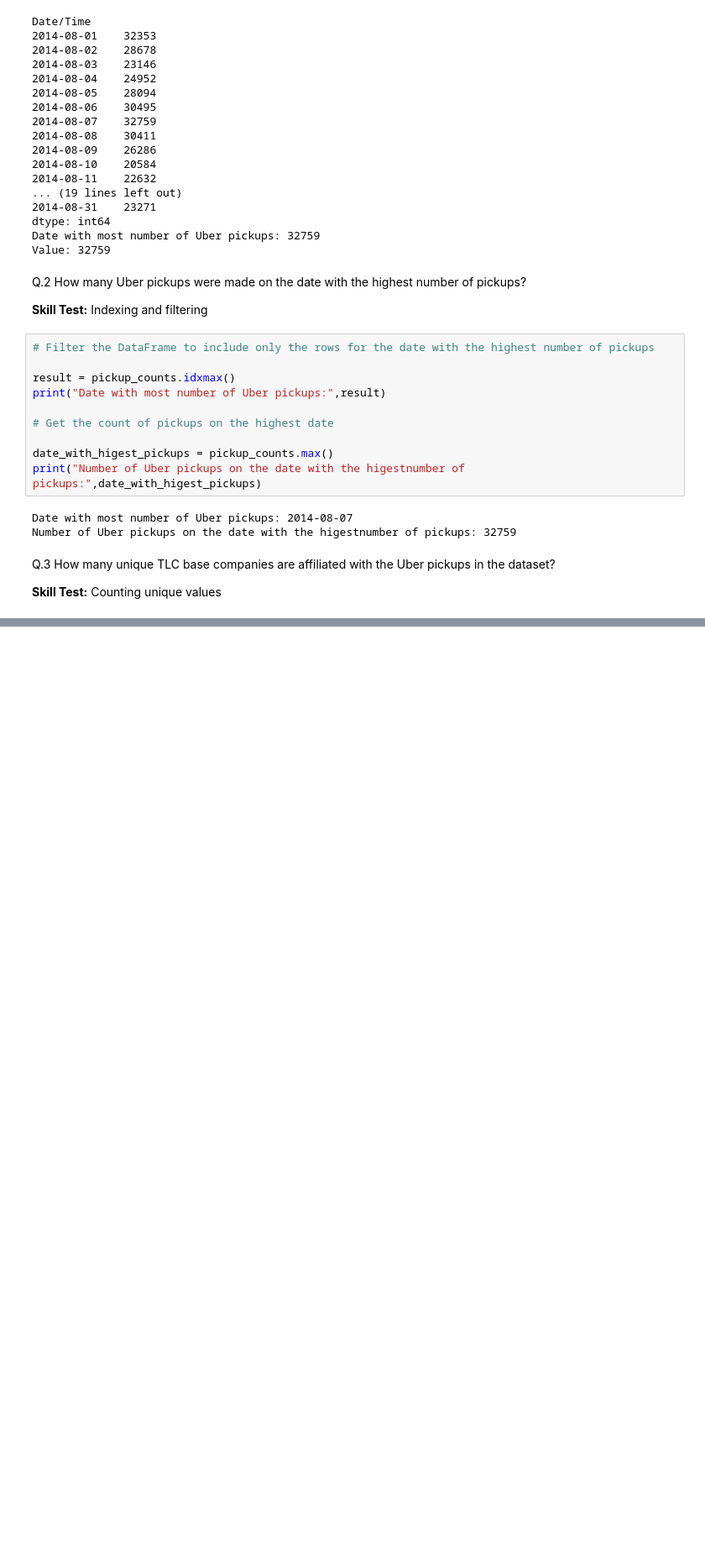
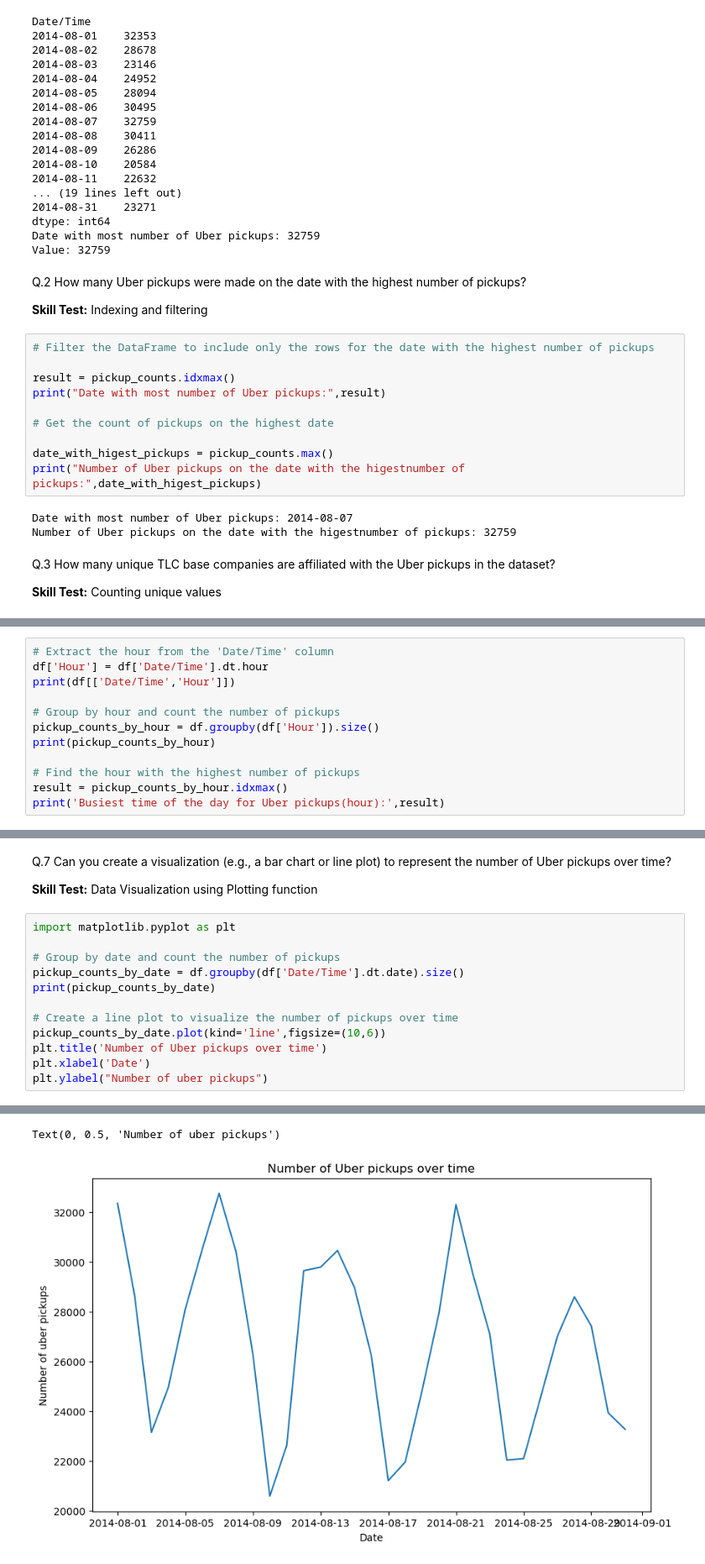
Before and after one commit to Joshu9747/NewtonsSchool_Uber, a Jupyter notebook: UBER PROJECT.ipynb, the cells around one changed output, grey strips where cells are left out. Shown: that part at 84% size. Cells and saved outputs as stored; diff of their text form; blank space fills up the shorter version.

```diff
--- a/UBER PROJECT.ipynb
+++ b/UBER PROJECT.ipynb
@@ -118,0 +165,12 @@ unique_companies = df[]
+# %%
+# Extract the hour from the 'Date/Time' column
+df['Hour'] = df['Date/Time'].dt.hour
+print(df[['Date/Time','Hour']])
+
+# Group by hour and count the number of pickups
+pickup_counts_by_hour = df.groupby(df['Hour']).size()
+print(pickup_counts_by_hour)
+
+# Find the hour with the highest number of pickups
+result = pickup_counts_by_hour.idxmax()
+print('Busiest time of the day for Uber pickups(hour):',result)
@@ -118,0 +195,17 @@ unique_companies = df[]
+# %% [markdown]
+Q.7 Can you create a visualization (e.g., a bar chart or line plot) to represent the number of Uber pickups over time?
+
+**Skill Test:** Data Visualization using Plotting function
+# %%
+import matplotlib.pyplot as plt
+
+# Group by date and count the number of pickups
+pickup_counts_by_date = df.groupby(df['Date/Time'].dt.date).size()
+print(pickup_counts_by_date)
+
+# Create a line plot to visualize the number of pickups over time
+pickup_counts_by_date.plot(kind='line',figsize=(10,6))
+plt.title('Number of Uber pickups over time')
+plt.xlabel('Date')
+plt.ylabel("Number of uber pickups")
+# %% [output]
@@ -118,0 +229,2 @@ unique_companies = df[]
+Text(0, 0.5, 'Number of uber pickups')
+[figure, added]
```
Also changed, not shown: parts of 14 cells of this notebook.
